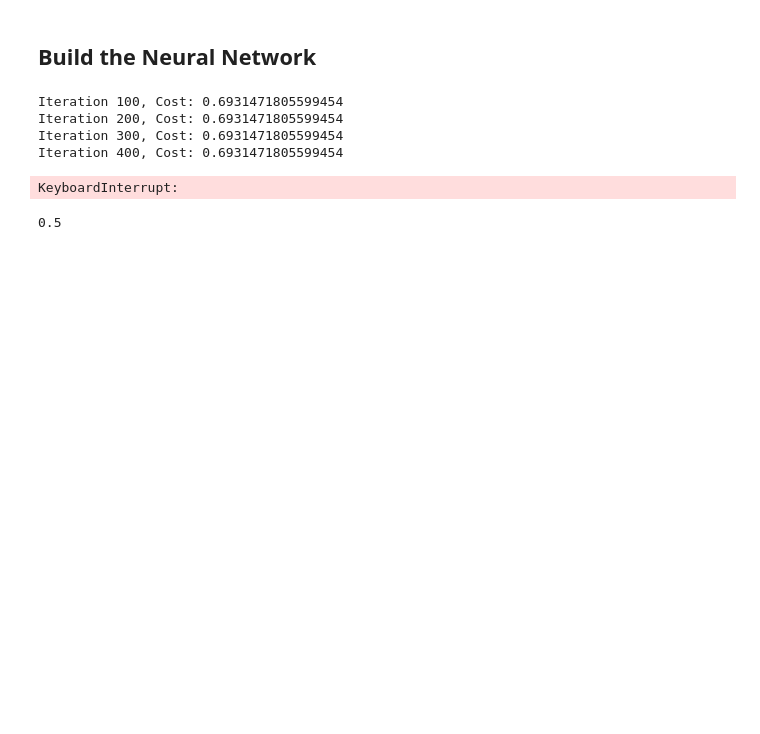
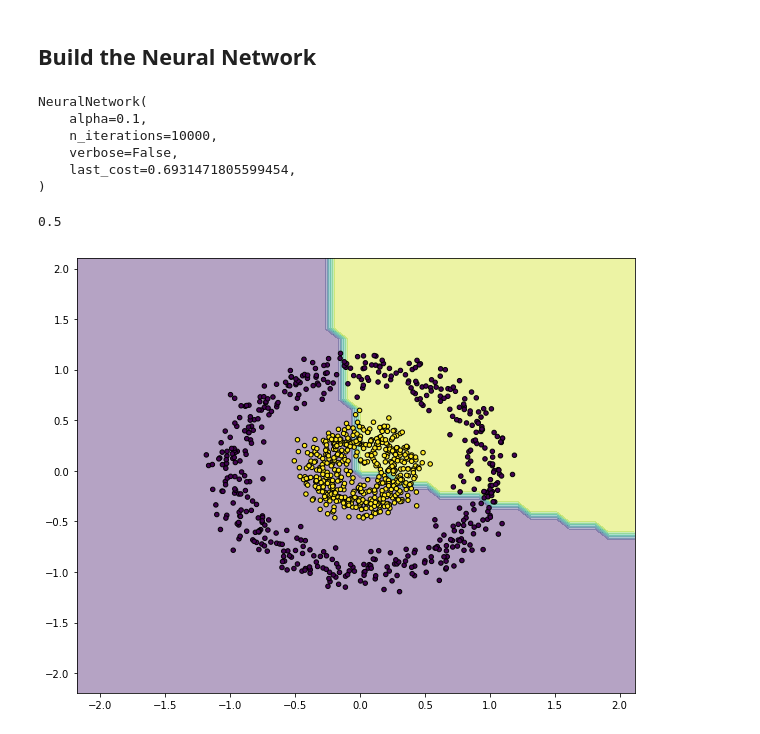
Before and after one commit to VIVelev/PyDojoML, a Jupyter notebook: Neural Network.ipynb, the cells around one changed output. Cells and saved outputs as stored; diff of their text form; code cells hidden in the pictures; blank space fills up the shorter version.

```diff
--- a/Neural Network.ipynb
+++ b/Neural Network.ipynb
@@ -22,21 +22,39 @@ plt.show();
 ## Build the Neural Network
 # %%
 M, N_INPUTS = X.shape
-model = NeuralNetwork(alpha=0.1, n_iterations=10_000, verbose=True)
+model = NeuralNetwork(alpha=0.1, n_iterations=10_000, verbose=False)
 
-model.add(Layer(20, N_INPUTS, activation="relu"))
-model.add(Layer(20, 20, activation="relu"))
-model.add(Layer(4, 20, activation="relu"))
-model.add(Layer(1, 4, activation="sigmoid"))
+model.add(Layer(10, N_INPUTS, activation="relu"))
+model.add(Layer(1, 10, activation="sigmoid"))
 # %%
 model.fit(X.T, y)
 # %% [output]
-Iteration 100, Cost: 0.6931471805599454
-Iteration 200, Cost: 0.6931471805599454
-Iteration 300, Cost: 0.6931471805599454
-Iteration 400, Cost: 0.6931471805599454
+NeuralNetwork(
+    alpha=0.1,
+    n_iterations=10000,
+    verbose=False,
+    last_cost=0.6931471805599454,
+)
-KeyboardInterrupt:
 # %%
 model.evaluate(X.T, y)
 # %% [output]
 0.5
+# %%
+def plot_decision_boundry(model, X, y):
+    x_min, x_max = X[:, 0].min() - 1, X[:, 0].max() + 1
+    y_min, y_max = X[:, 1].min() - 1, X[:, 1].max() + 1
+    xx, yy = np.meshgrid(np.arange(x_min, x_max, 0.1),
+                         np.arange(y_min, y_max, 0.1))
+
+    f, ax = plt.subplots(figsize=(10, 8))
+
+    Z = model.predict(np.c_[xx.ravel(), yy.ravel()].T)
+    Z = Z.reshape(xx.shape)
+
+    ax.contourf(xx, yy, Z, alpha=0.4)
+    ax.scatter(X[:, 0], X[:, 1], c=y, s=20, edgecolor='k')
+    plt.show();
+# %%
+plot_decision_boundry(model, X, y)
+# %% [output]
+[figure, added]
```
Also changed, not shown: parts of 1 cell of this notebook, 1 other file.
